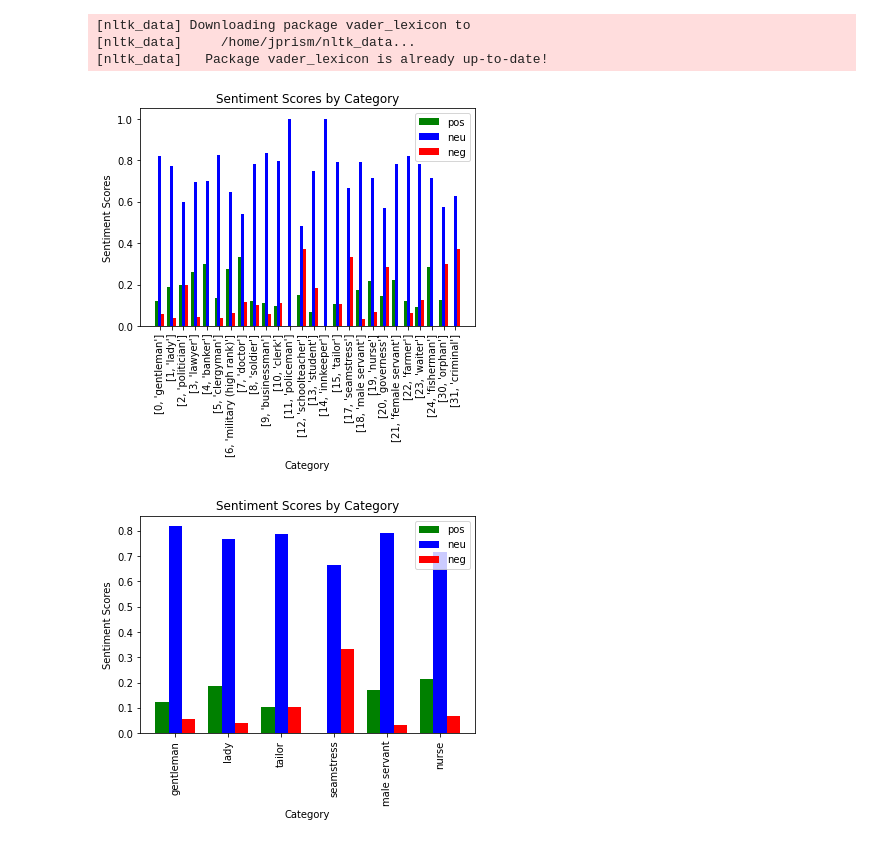
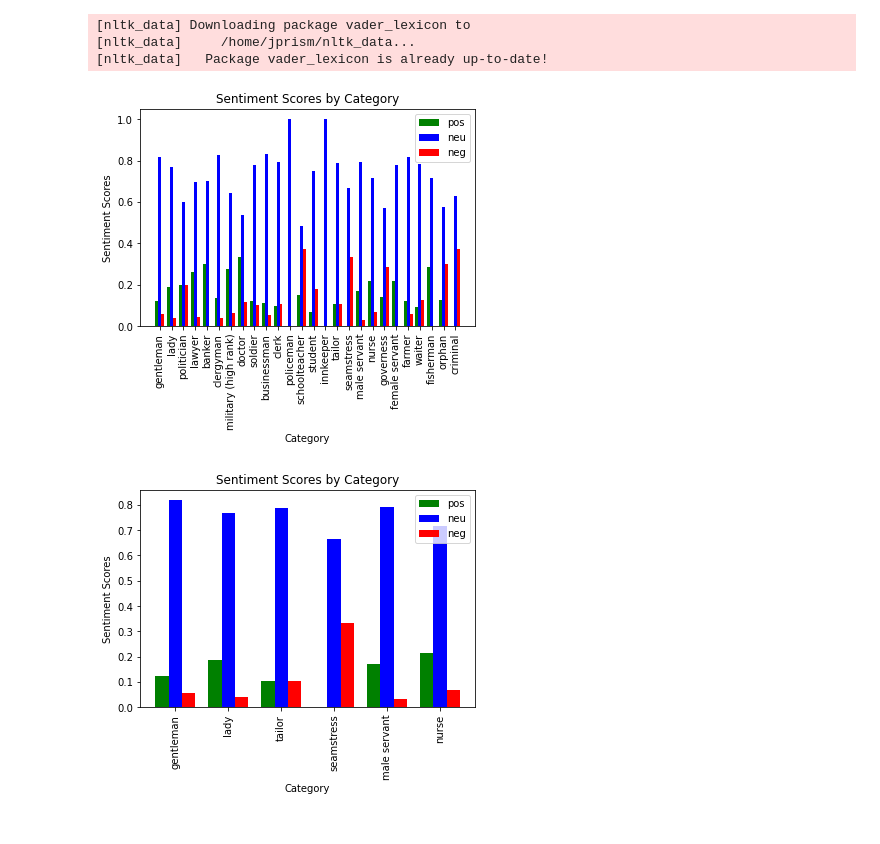
Before and after one commit to olincollege/Dickens-opinions-analysis, a Jupyter notebook: Visualization.ipynb, the cells around one changed output. Drawn from its saved outputs; the diff is of its cells as text; code cells hidden in the pictures.

Commit message:
fixing large bar graph axis

```diff
--- a/Visualization.ipynb
+++ b/Visualization.ipynb
@@ -65,40 +65,43 @@ trimmed_word_categories2=[]
 for word,index in enumerate(word_categories):
     trimmed_word_categories2.append([word,index])
 trimmed_word_categories=[]
+trimmed_word_categories3=[]
 for i, category in enumerate(word_categories):
     if adjective_lists[i] != [""]:
         trimmed_word_categories.append(trimmed_word_categories2[i])
+        trimmed_word_categories3.append(trimmed_word_categories2[i][1])
+
 
 number_of_categories = len(trimmed_word_categories)
 ind = np.arange(number_of_categories)
 width = .25
 
 pos_scores = []
 neu_scores = []
 neg_scores = []
 
 for category_number, category in enumerate(trimmed_word_categories):
     pos_scores.append(scores_list[category[0]][0])
     neu_scores.append(scores_list[category[0]][1])
     neg_scores.append(scores_list[category[0]][2])
 
 
 bar1 = plt.bar(ind, pos_scores, width, color = 'g')
 bar2 = plt.bar(ind+width, neu_scores, width, color='b')
 bar3 = plt.bar(ind+width*2, neg_scores, width, color = 'r')
 
 plt.xlabel("Category")
 plt.ylabel("Sentiment Scores")
 plt.title("Sentiment Scores by Category")
 
-plt.xticks(ind+width, trimmed_word_categories, rotation='vertical')
+plt.xticks(ind+width, trimmed_word_categories3, rotation='vertical')
 plt.legend( (bar1, bar2, bar3), ('pos', 'neu', 'neg') )
 plt.show()
 
 
 # plt.bar(word_categories, scores)
 # %% [output]
-[figure, old version]
+[figure, new version]
 # %%
 gender_categories_indexes = [0,1,15,17,18,19]
 gender_categories = [word_categories[w] for w in gender_categories_indexes]
```
